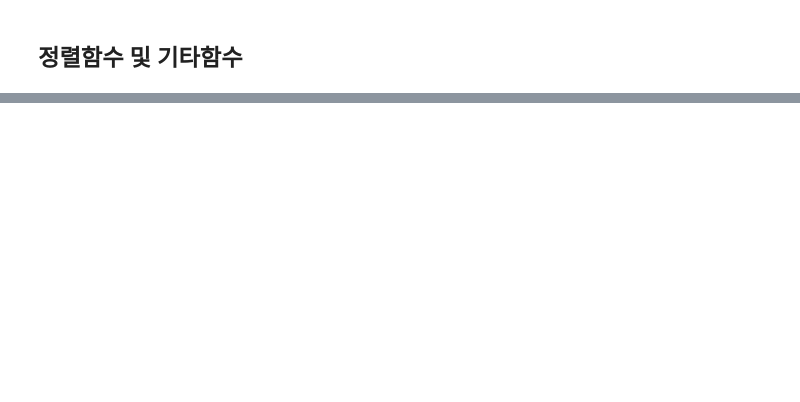
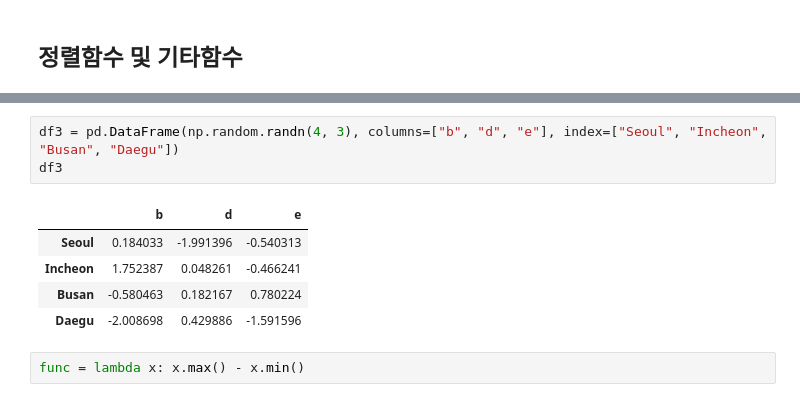
Before and after one commit to jeonghs2015/Python-google-colab, a Jupyter notebook: Pandas_test.ipynb, the cells around one changed output, grey strips where cells are left out. Cells and saved outputs as stored; diff of their text form; blank space fills up the shorter version.

```diff
--- a/Pandas_test.ipynb
+++ b/Pandas_test.ipynb
@@ -839,0 +870,11 @@ df2.sort_values(by=['E','F'])
+# %%
+df3 = pd.DataFrame(np.random.randn(4, 3), columns=["b", "d", "e"], index=["Seoul", "Incheon", "Busan", "Daegu"])
+df3
+# %% [output]
+|  | b | d | e |
+| Seoul | 0.184033 | -1.991396 | -0.540313 |
+| Incheon | 1.752387 | 0.048261 | -0.466241 |
+| Busan | -0.580463 | 0.182167 | 0.780224 |
+| Daegu | -2.008698 | 0.429886 | -1.591596 |
+# %%
+func = lambda x: x.max() - x.min()
```
Also changed, not shown: parts of 35 cells of this notebook.
